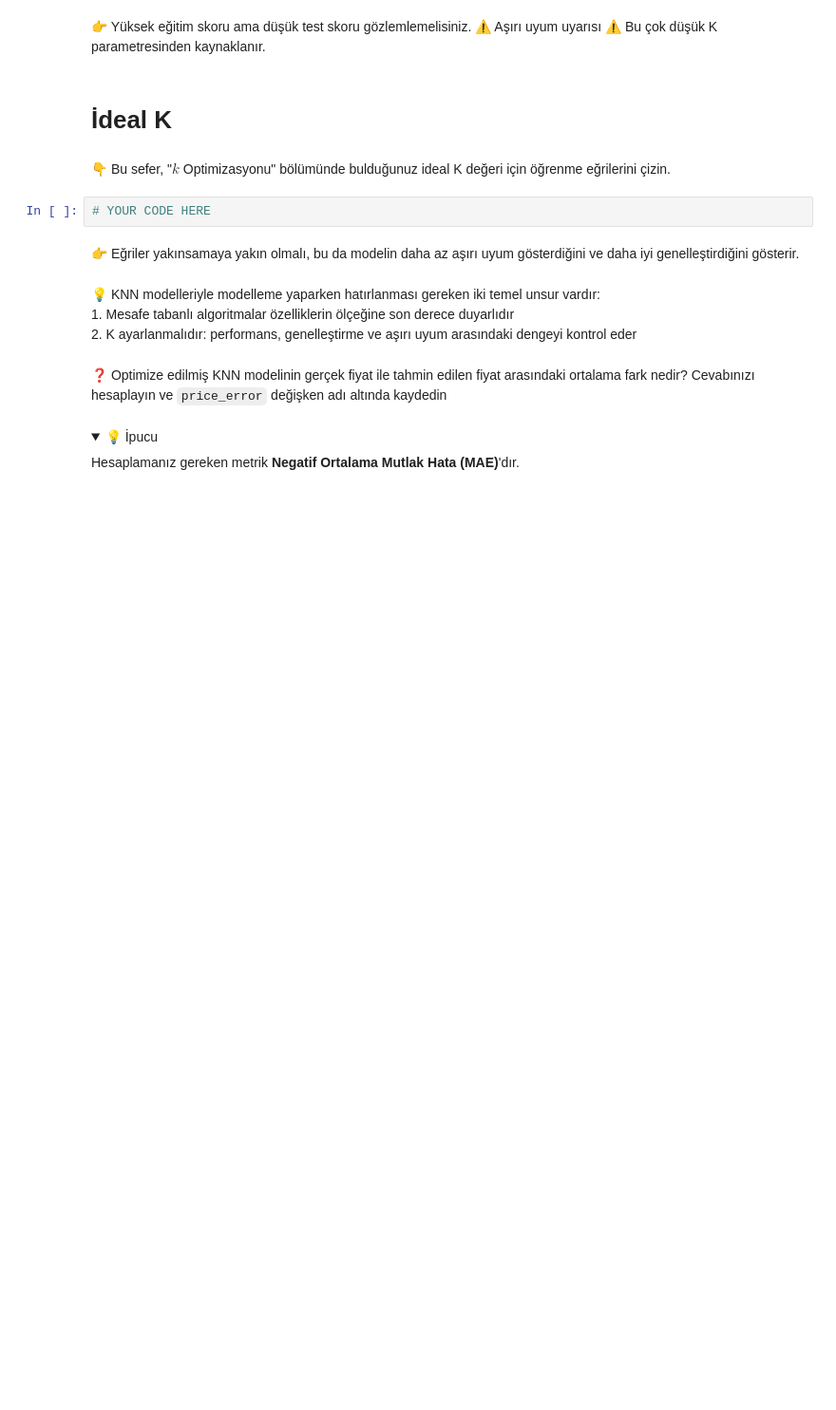
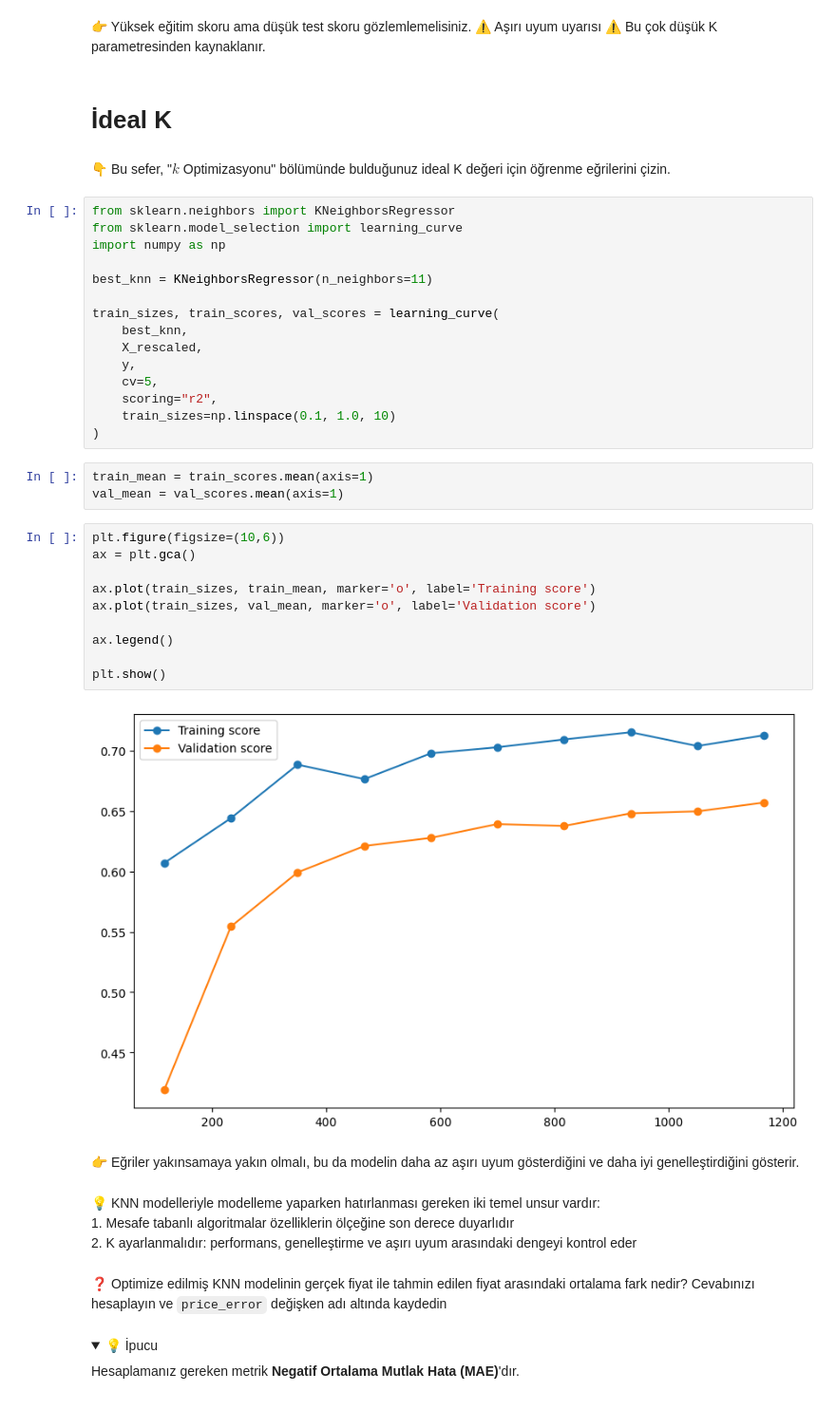
Before and after one commit to selenaksit-afk/S16D1-S-data-knn, a Jupyter notebook: KNN.ipynb, the cells around one changed output. Shown at 95% size. Cells and saved outputs as stored; diff of their text form; folded sections open; blank space fills up the shorter version.

```diff
--- a/KNN.ipynb
+++ b/KNN.ipynb
@@ -319,8 +316,36 @@ NameError: name 'plt' is not defined
 # İdeal K
 # %% [markdown]
 👇 Bu sefer, "$k$ Optimizasyonu" bölümünde bulduğunuz ideal K değeri için öğrenme eğrilerini çizin.
-# %%
-# YOUR CODE HERE
+# %%
+from sklearn.neighbors import KNeighborsRegressor
+from sklearn.model_selection import learning_curve
+import numpy as np
+
+best_knn = KNeighborsRegressor(n_neighbors=11)
+
+train_sizes, train_scores, val_scores = learning_curve(
+    best_knn,
+    X_rescaled,
+    y,
+    cv=5,
+    scoring="r2",
+    train_sizes=np.linspace(0.1, 1.0, 10)
+)
+# %%
+train_mean = train_scores.mean(axis=1)
+val_mean = val_scores.mean(axis=1)
+# %%
+plt.figure(figsize=(10,6))
+ax = plt.gca()
+
+ax.plot(train_sizes, train_mean, marker='o', label='Training score')
+ax.plot(train_sizes, val_mean, marker='o', label='Validation score')
+
+ax.legend()
+
+plt.show()
+# %% [output]
+[figure, added]
 # %% [markdown]
 👉 Eğriler yakınsamaya yakın olmalı, bu da modelin daha az aşırı uyum gösterdiğini ve daha iyi genelleştirdiğini gösterir.
 # %% [markdown]
```
Also changed, not shown: parts of 8 cells of this notebook, 1 other file.
